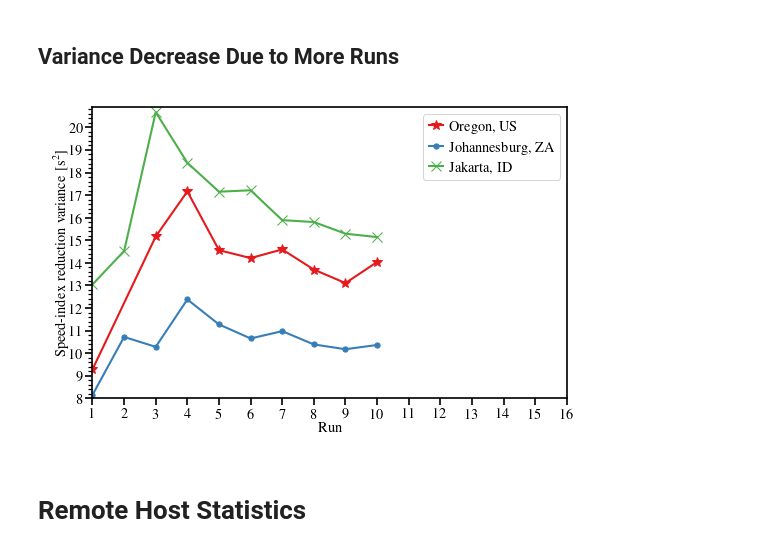
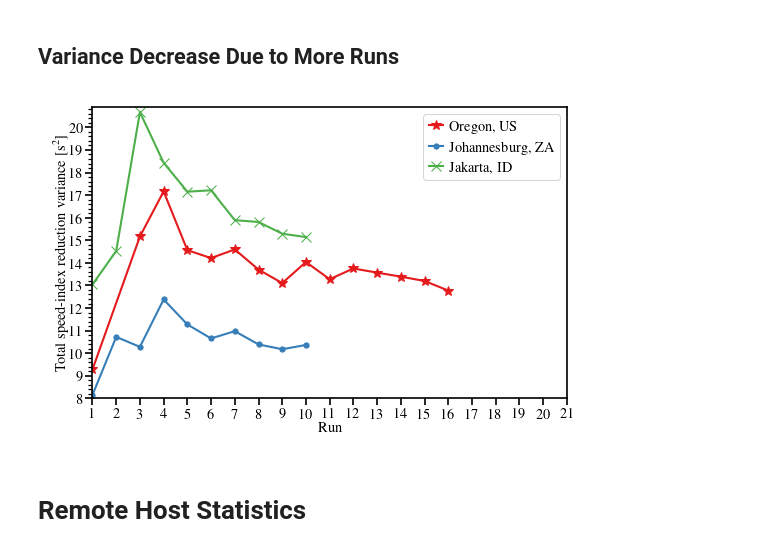
Before and after one commit to miri64/artifacts-tnsm26-cbor-dns-eval, a Jupyter notebook: 06_1evaluation.ipynb, the cells around one changed output. Saved outputs shown, nothing was run; the diff lists cells and outputs as text; code cells hidden in the pictures.

```diff
--- a/06_1evaluation.ipynb
+++ b/06_1evaluation.ipynb
@@ -299,7 +388,7 @@ for i, location in enumerate(LOCATIONS_SORTED):
                 "max. runs": times["runs"].max(),
                 # some websites do not load every time, so count the websites fractionally, based on the successful runs with
                 # this webside
-                "successful domains": times.group_by("domain").agg(polars.col("runs").sum() / times["runs"].max())["runs"].sum(),
+                "successful domains per run": times.group_by("domain").agg(polars.col("runs").sum() / times["runs"].max())["runs"].sum(),
                 "successful unique domains": times["domain"].unique().len(),
                 "min.": times[k].min(),
                 "max.": times[k].max(),
@@ -314,6 +403,7 @@ for i, location in enumerate(LOCATIONS_SORTED):
     )
 
     display(stats)
+
     bxplt = ax.boxplot(
         times.select(METRICS).select(polars.exclude(["rtt", "total_blocking_time", "cumulative_layout_shift"])),
         positions=numpy.arange(1, len(METRICS) - 2) + LOCATION_OFFSET[location],
@@ -450,37 +540,37 @@ for location in LOCATIONS_SORTED:
         if location == "us-west" and run == 2:
             # this run had an unusually high variance which was
             # nearly one order of magnitude greater in speed_index
             # (~92 s²), so we discarded it
             continue
         variance = times.filter(
             (polars.col("run") <= run)
         ).var().with_columns(
             runs=polars.lit(run)
         ).select(["runs"] + METRICS)
 
         if variances is None:
             variances = variance
         else:
             variances = polars.concat(
                 [variances, variance],
             )
     ax.plot(
         variances["runs"],
         variances["speed_index"],
         label=LOCATIONS[location],
         markersize=5,
     )
 ax.set_xlabel("Run")
-ax.set_xlim(1, 16)
-ax.set_xticks(numpy.arange(1, 17))
-ax.set_ylabel("Speed-index reduction variance [s$^{2}$]")
+ax.set_xlim(1, 21)
+ax.set_xticks(numpy.arange(1, 22))
+ax.set_ylabel("Total speed-index reduction variance [s$^{2}$]")
 ax.set_ylim(8, 20.9)
 ax.set_yticks(numpy.arange(8, 21, 1))
 ax.set_yticks(numpy.arange(8, 21, 0.2), minor=True)
 ax.legend()
 matplotlib.pyplot.show()
 # %% [output]
-[figure, old version]
+[figure, new version]
 # %% [markdown]
 # Remote Host Statistics
 # %%
```
Also changed, not shown: parts of 11 cells of this notebook, 3 other files.
